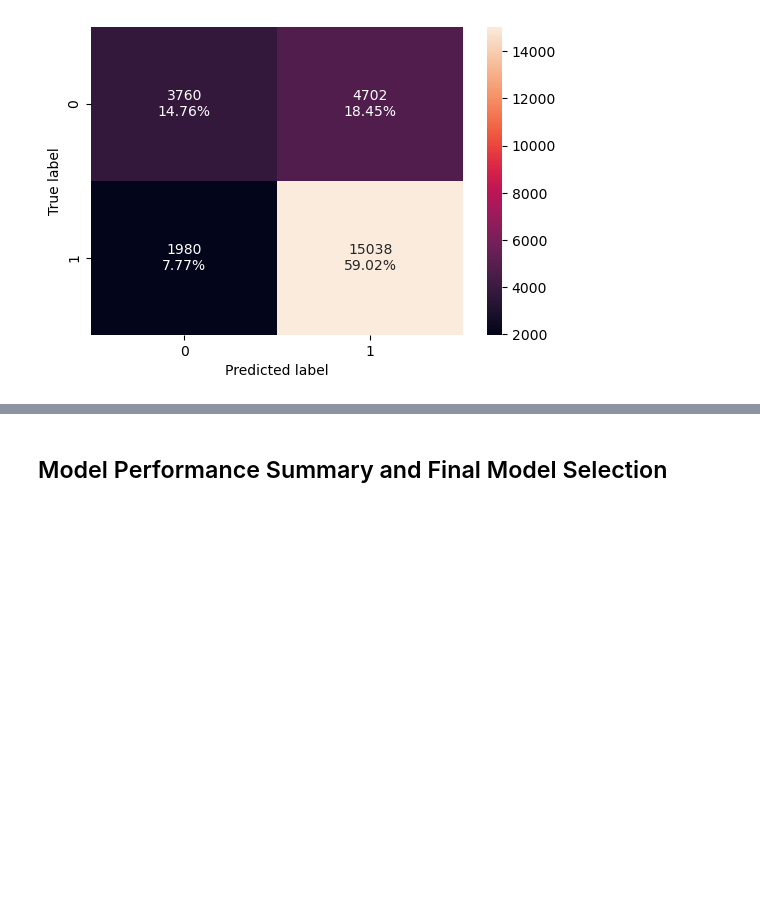
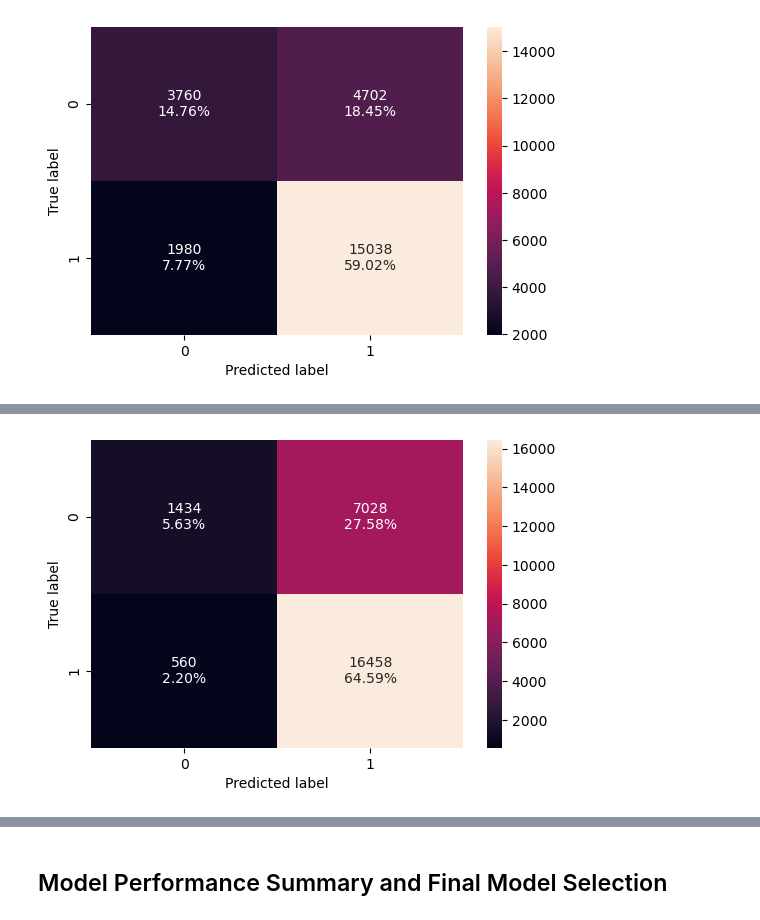
Before and after one commit to swamilikes2code/ds_practice, a Jupyter notebook: EasyVisa_Assignment_Raghuram_Thiagarajan_Full_Code.ipynb, the cells around one changed output, grey strips where cells are left out. Drawn from its saved outputs; the diff is of its cells as text; code cells hidden in the pictures; blank space fills up the shorter version.

```diff
--- a/EasyVisa_Assignment_Raghuram_Thiagarajan_Full_Code.ipynb
+++ b/EasyVisa_Assignment_Raghuram_Thiagarajan_Full_Code.ipynb
@@ -2067,0 +2211,20 @@ confusion_matrix_sklearn(gbc_estimator_tuned, easy_visa_features, easy_visa_targ
+# %%
+%%time
+
+# Type of scoring used to compare parameter combinations
+acc_scorer = metrics.make_scorer(metrics.recall_score)
+
+# Run the random search
+xgb_grid_recall_obj = RandomizedSearchCV(xgb_estimator_cv,
+                                         parameters,
+                                         n_iter=100,
+                                         scoring=acc_scorer,
+                                         cv=10,
+                                         random_state = 42,
+                                         n_jobs = -1,
+                                         verbose = 2)
+
+xgb_grid_recall_obj = xgb_grid_recall_obj.fit(X_train, y_train)
+
+# Print the best combination of parameters
+xgb_grid_recall_obj.best_params_
@@ -2067,0 +2244,9 @@ confusion_matrix_sklearn(gbc_estimator_tuned, easy_visa_features, easy_visa_targ
+# %%
+xgb_estimator_tuned_recall = XGBClassifier(n_estimators=xgb_grid_recall_obj.best_params_['n_estimators'],
+                                          gamma=xgb_grid_recall_obj.best_params_['gamma'],
+                                          subsample=xgb_grid_recall_obj.best_params_['subsample'],
+                                          colsample_bytree=xgb_grid_recall_obj.best_params_['colsample_bytree'],
+                                          colsample_bylevel=xgb_grid_recall_obj.best_params_['colsample_bylevel'],
+                                          random_state=42
+                                          )
+xgb_estimator_tuned_recall.fit(X_train, y_train)
@@ -2067,0 +2330,4 @@ confusion_matrix_sklearn(gbc_estimator_tuned, easy_visa_features, easy_visa_targ
+# %%
+confusion_matrix_sklearn(xgb_estimator_tuned_recall, easy_visa_features, easy_visa_target)
+# %% [output]
+[figure, added]
```
Also changed, not shown: parts of 80 cells of this notebook, 1 other file.
